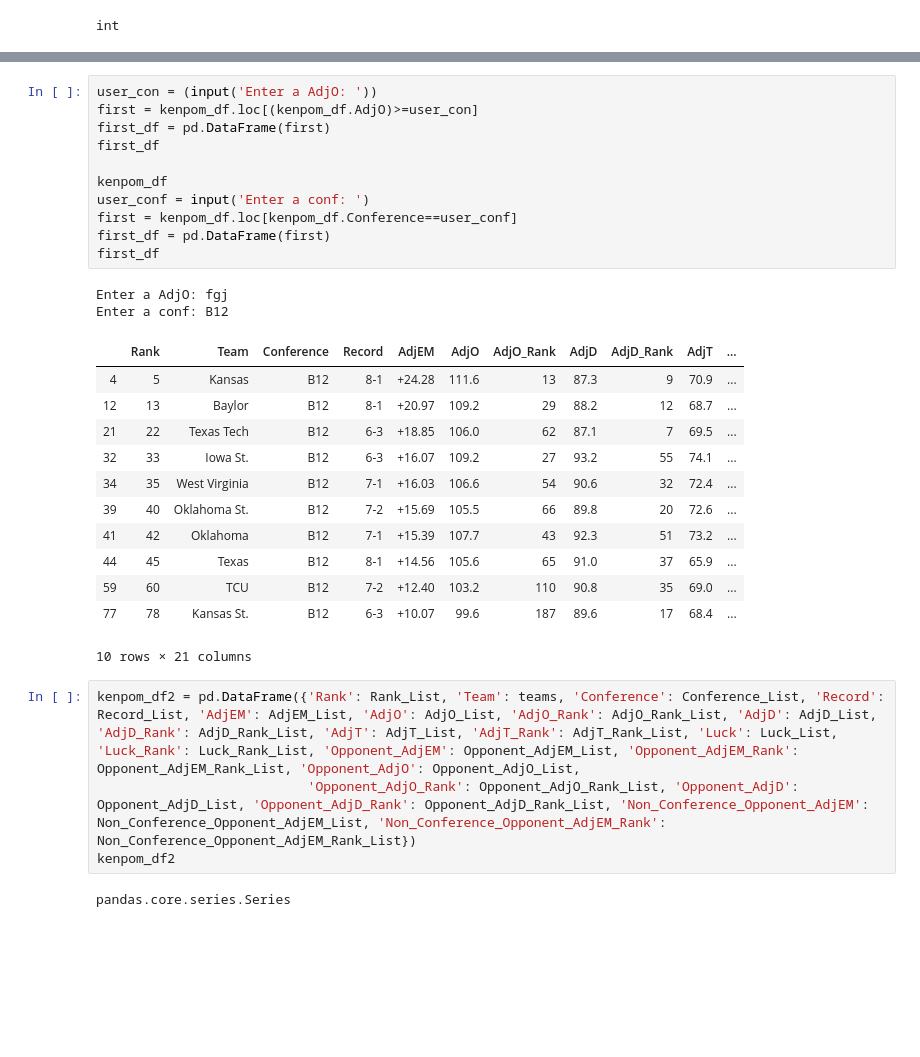
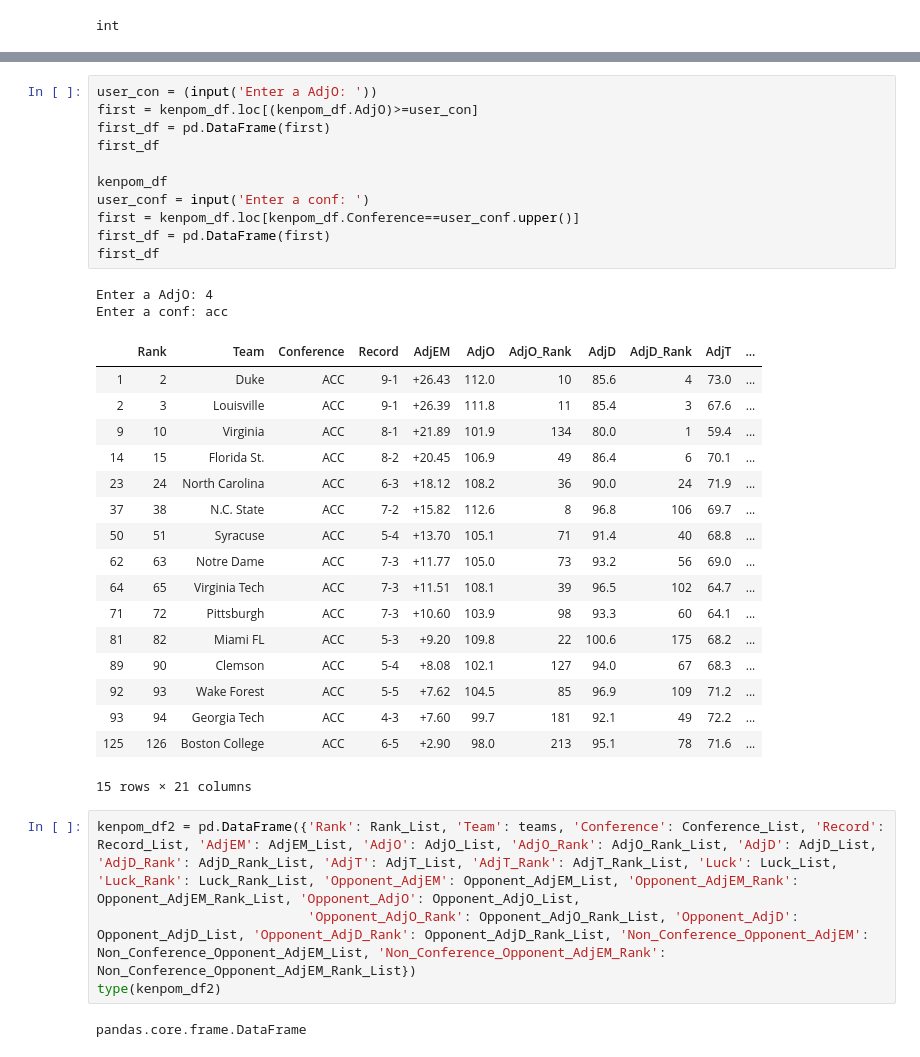
Before and after one commit to stmcclai-su/IST-256-Project, a Jupyter notebook: Python Project Examples.ipynb, the cells around one changed output, grey strips where cells are left out. Drawn from its saved outputs; the diff is of its cells as text; blank space fills up the shorter version.

```diff
--- a/Python Project Examples.ipynb
+++ b/Python Project Examples.ipynb
@@ -7805,32 +7804,37 @@ float
 # %%
 user_con = (input('Enter a AdjO: '))
 first = kenpom_df.loc[(kenpom_df.AdjO)>=user_con]
 first_df = pd.DataFrame(first)
 first_df
 
 kenpom_df
 user_conf = input('Enter a conf: ')
-first = kenpom_df.loc[kenpom_df.Conference==user_conf]
+first = kenpom_df.loc[kenpom_df.Conference==user_conf.upper()]
 first_df = pd.DataFrame(first)
 first_df
 # %% [output]
-Enter a AdjO: fgj
-Enter a conf: B12
+Enter a AdjO: 4
+Enter a conf: acc
 |  | Rank | Team | Conference | Record | AdjEM | AdjO | AdjO_Rank | AdjD | AdjD_Rank | AdjT | ... |
-| 4 | 5 | Kansas | B12 | 8-1 | +24.28 | 111.6 | 13 | 87.3 | 9 | 70.9 | ... |
-| 12 | 13 | Baylor | B12 | 8-1 | +20.97 | 109.2 | 29 | 88.2 | 12 | 68.7 | ... |
-| 21 | 22 | Texas Tech | B12 | 6-3 | +18.85 | 106.0 | 62 | 87.1 | 7 | 69.5 | ... |
-| 32 | 33 | Iowa St. | B12 | 6-3 | +16.07 | 109.2 | 27 | 93.2 | 55 | 74.1 | ... |
-| 34 | 35 | West Virginia | B12 | 7-1 | +16.03 | 106.6 | 54 | 90.6 | 32 | 72.4 | ... |
-| 39 | 40 | Oklahoma St. | B12 | 7-2 | +15.69 | 105.5 | 66 | 89.8 | 20 | 72.6 | ... |
-| 41 | 42 | Oklahoma | B12 | 7-1 | +15.39 | 107.7 | 43 | 92.3 | 51 | 73.2 | ... |
-| 44 | 45 | Texas | B12 | 8-1 | +14.56 | 105.6 | 65 | 91.0 | 37 | 65.9 | ... |
-| 59 | 60 | TCU | B12 | 7-2 | +12.40 | 103.2 | 110 | 90.8 | 35 | 69.0 | ... |
-| 77 | 78 | Kansas St. | B12 | 6-3 | +10.07 | 99.6 | 187 | 89.6 | 17 | 68.4 | ... |
+| 1 | 2 | Duke | ACC | 9-1 | +26.43 | 112.0 | 10 | 85.6 | 4 | 73.0 | ... |
+| 2 | 3 | Louisville | ACC | 9-1 | +26.39 | 111.8 | 11 | 85.4 | 3 | 67.6 | ... |
+| 9 | 10 | Virginia | ACC | 8-1 | +21.89 | 101.9 | 134 | 80.0 | 1 | 59.4 | ... |
+| 14 | 15 | Florida St. | ACC | 8-2 | +20.45 | 106.9 | 49 | 86.4 | 6 | 70.1 | ... |
+| 23 | 24 | North Carolina | ACC | 6-3 | +18.12 | 108.2 | 36 | 90.0 | 24 | 71.9 | ... |
+| 37 | 38 | N.C. State | ACC | 7-2 | +15.82 | 112.6 | 8 | 96.8 | 106 | 69.7 | ... |
+| 50 | 51 | Syracuse | ACC | 5-4 | +13.70 | 105.1 | 71 | 91.4 | 40 | 68.8 | ... |
+| 62 | 63 | Notre Dame | ACC | 7-3 | +11.77 | 105.0 | 73 | 93.2 | 56 | 69.0 | ... |
+| 64 | 65 | Virginia Tech | ACC | 7-3 | +11.51 | 108.1 | 39 | 96.5 | 102 | 64.7 | ... |
+| 71 | 72 | Pittsburgh | ACC | 7-3 | +10.60 | 103.9 | 98 | 93.3 | 60 | 64.1 | ... |
+| 81 | 82 | Miami FL | ACC | 5-3 | +9.20 | 109.8 | 22 | 100.6 | 175 | 68.2 | ... |
+| 89 | 90 | Clemson | ACC | 5-4 | +8.08 | 102.1 | 127 | 94.0 | 67 | 68.3 | ... |
+| 92 | 93 | Wake Forest | ACC | 5-5 | +7.62 | 104.5 | 85 | 96.9 | 109 | 71.2 | ... |
+| 93 | 94 | Georgia Tech | ACC | 4-3 | +7.60 | 99.7 | 181 | 92.1 | 49 | 72.2 | ... |
+| 125 | 126 | Boston College | ACC | 6-5 | +2.90 | 98.0 | 213 | 95.1 | 78 | 71.6 | ... |
-10 rows × 21 columns
+15 rows × 21 columns
 # %%
 kenpom_df2 = pd.DataFrame({'Rank': Rank_List, 'Team': teams, 'Conference': Conference_List, 'Record': Record_List, 'AdjEM': AdjEM_List, 'AdjO': AdjO_List, 'AdjO_Rank': AdjO_Rank_List, 'AdjD': AdjD_List, 'AdjD_Rank': AdjD_Rank_List, 'AdjT': AdjT_List, 'AdjT_Rank': AdjT_Rank_List, 'Luck': Luck_List, 'Luck_Rank': Luck_Rank_List, 'Opponent_AdjEM': Opponent_AdjEM_List, 'Opponent_AdjEM_Rank': Opponent_AdjEM_Rank_List, 'Opponent_AdjO': Opponent_AdjO_List,
                            'Opponent_AdjO_Rank': Opponent_AdjO_Rank_List, 'Opponent_AdjD': Opponent_AdjD_List, 'Opponent_AdjD_Rank': Opponent_AdjD_Rank_List, 'Non_Conference_Opponent_AdjEM': Non_Conference_Opponent_AdjEM_List, 'Non_Conference_Opponent_AdjEM_Rank': Non_Conference_Opponent_AdjEM_Rank_List})
-kenpom_df2
+type(kenpom_df2)
 # %% [output]
-pandas.core.series.Series
+pandas.core.frame.DataFrame
```
Also changed, not shown: parts of 3 cells of this notebook.
